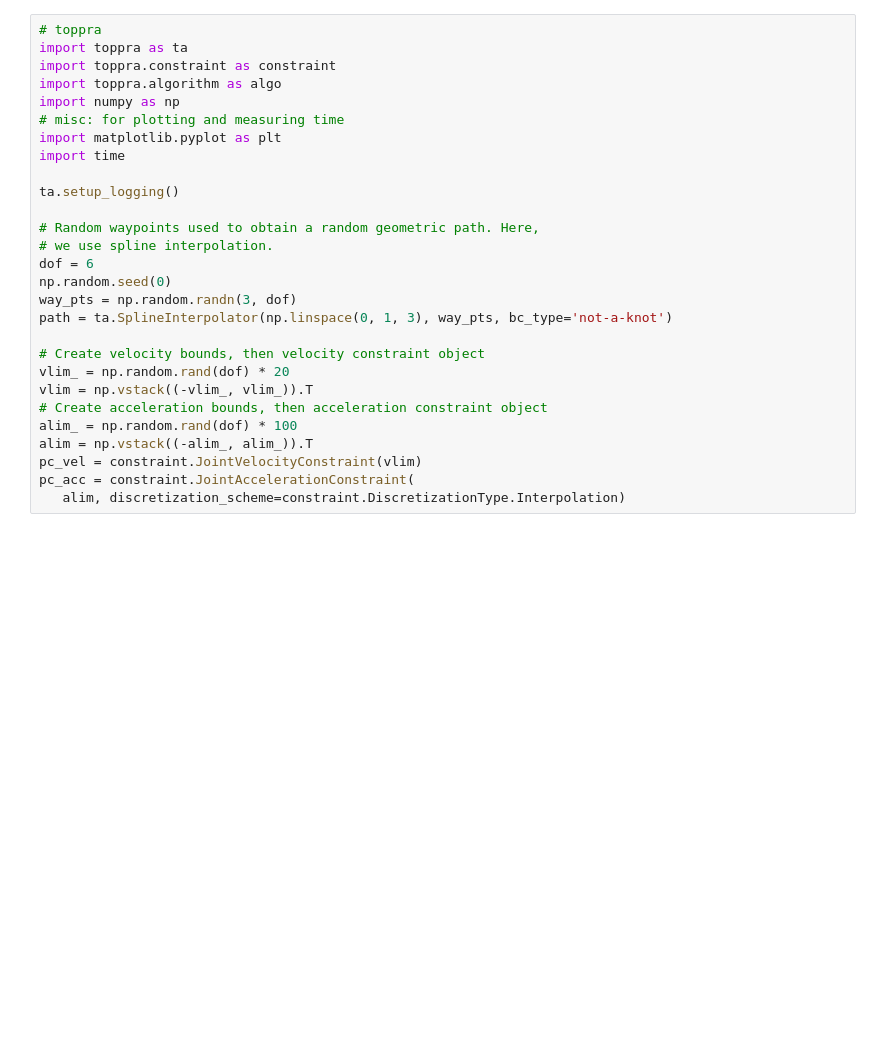
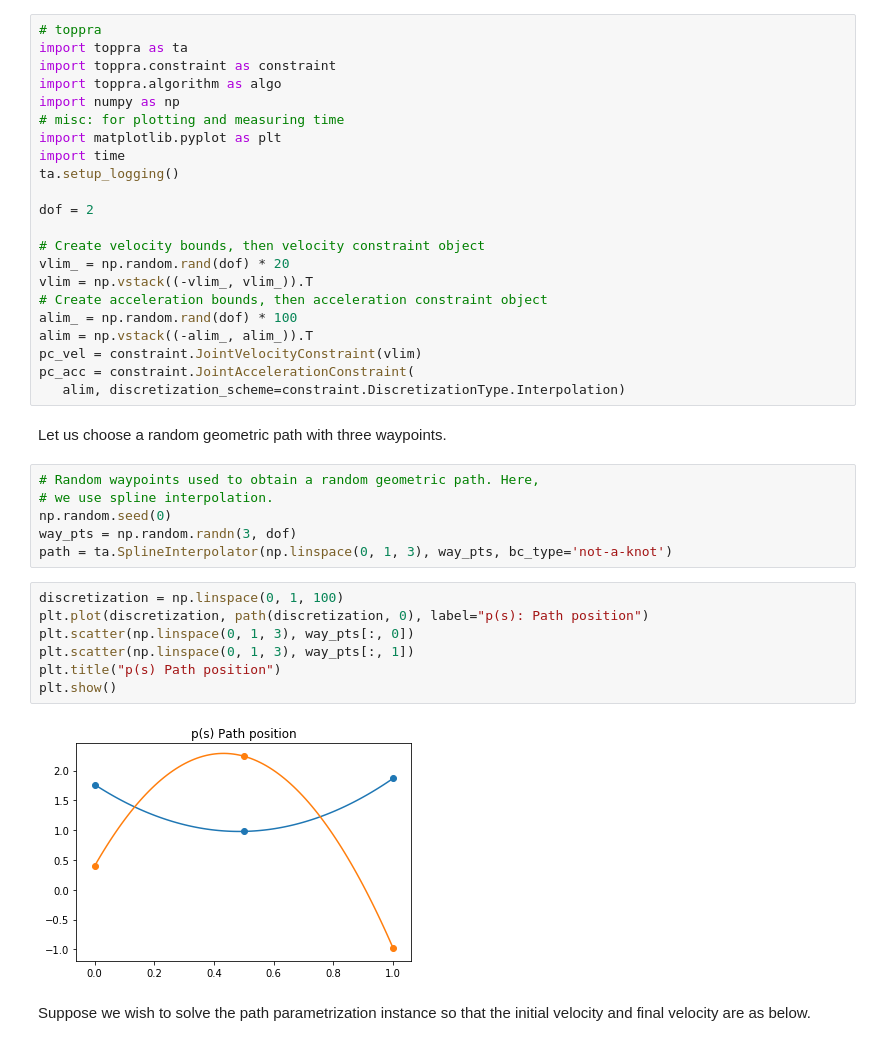
Before and after one commit to hungpham2511/toppra, a Jupyter notebook: docs/source/tutorials/tut3_non_zero_velocities.ipynb, the cells around one changed output. Drawn from its saved outputs; the diff is of its cells as text; blank space fills up the shorter version.

```diff
--- a/docs/source/tutorials/tut3_non_zero_velocities.ipynb
+++ b/docs/source/tutorials/tut3_non_zero_velocities.ipynb
@@ -16,15 +23,9 @@ import numpy as np
 # misc: for plotting and measuring time
 import matplotlib.pyplot as plt
 import time
-
 ta.setup_logging()
 
-# Random waypoints used to obtain a random geometric path. Here,
-# we use spline interpolation.
-dof = 6
-np.random.seed(0)
-way_pts = np.random.randn(3, dof)
-path = ta.SplineInterpolator(np.linspace(0, 1, 3), way_pts, bc_type='not-a-knot')
+dof = 2
 
 # Create velocity bounds, then velocity constraint object
 vlim_ = np.random.rand(dof) * 20
@@ -35,3 +36,23 @@ alim = np.vstack((-alim_, alim_)).T
 pc_vel = constraint.JointVelocityConstraint(vlim)
 pc_acc = constraint.JointAccelerationConstraint(
    alim, discretization_scheme=constraint.DiscretizationType.Interpolation)
+# %% [markdown]
+Let us choose a random geometric path with three waypoints.
+# %%
+# Random waypoints used to obtain a random geometric path. Here,
+# we use spline interpolation.
+np.random.seed(0)
+way_pts = np.random.randn(3, dof)
+path = ta.SplineInterpolator(np.linspace(0, 1, 3), way_pts, bc_type='not-a-knot')
+# %%
+discretization = np.linspace(0, 1, 100)
+plt.plot(discretization, path(discretization, 0), label="p(s): Path position")
+plt.scatter(np.linspace(0, 1, 3), way_pts[:, 0])
+plt.scatter(np.linspace(0, 1, 3), way_pts[:, 1])
+plt.title("p(s) Path position")
+plt.show()
+# %% [output]
+[figure, added]
+# %% [markdown]
+Suppose we wish to solve the path parametrization instance so that the initial velocity
+and final velocity are as below.
```
Also changed, not shown: parts of 6 cells of this notebook.
